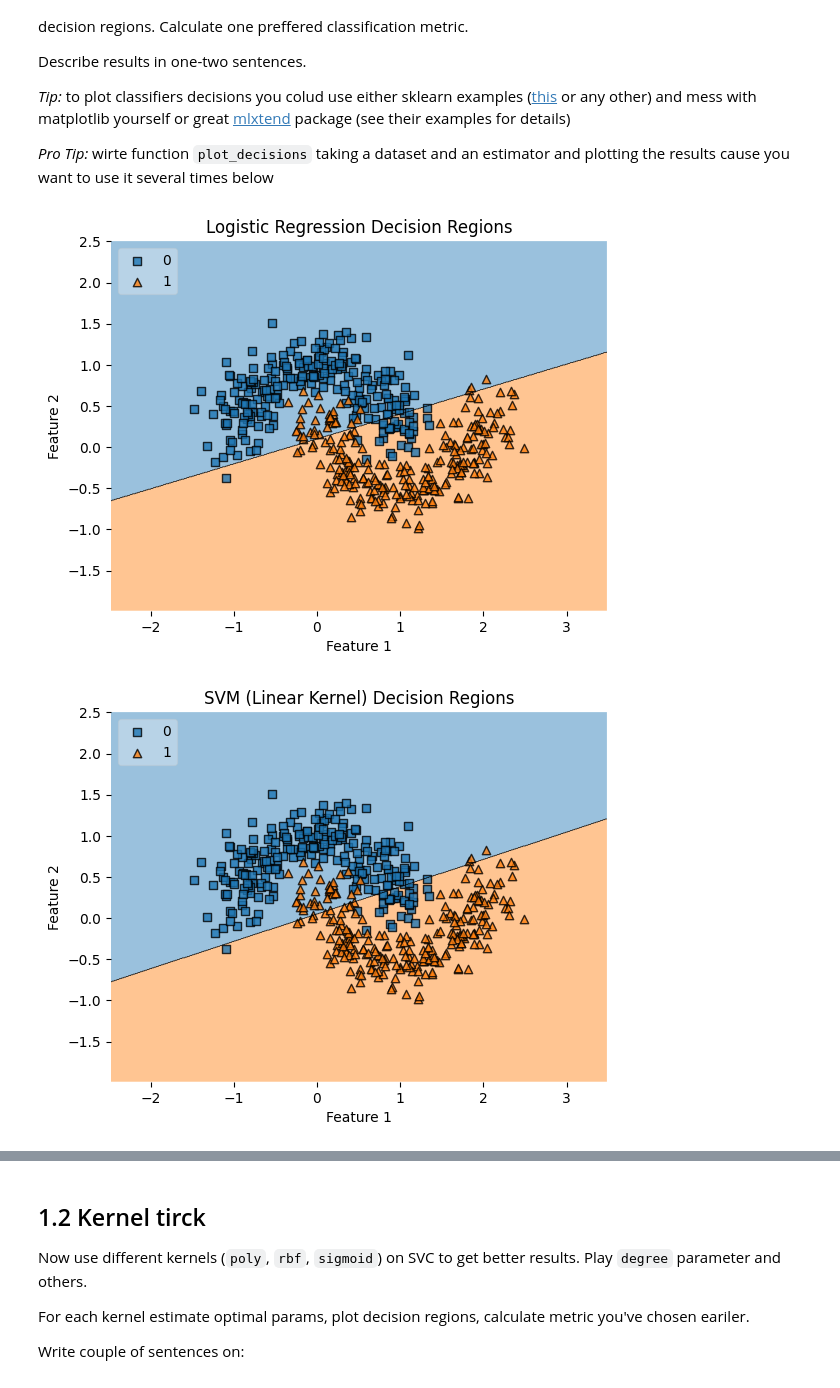
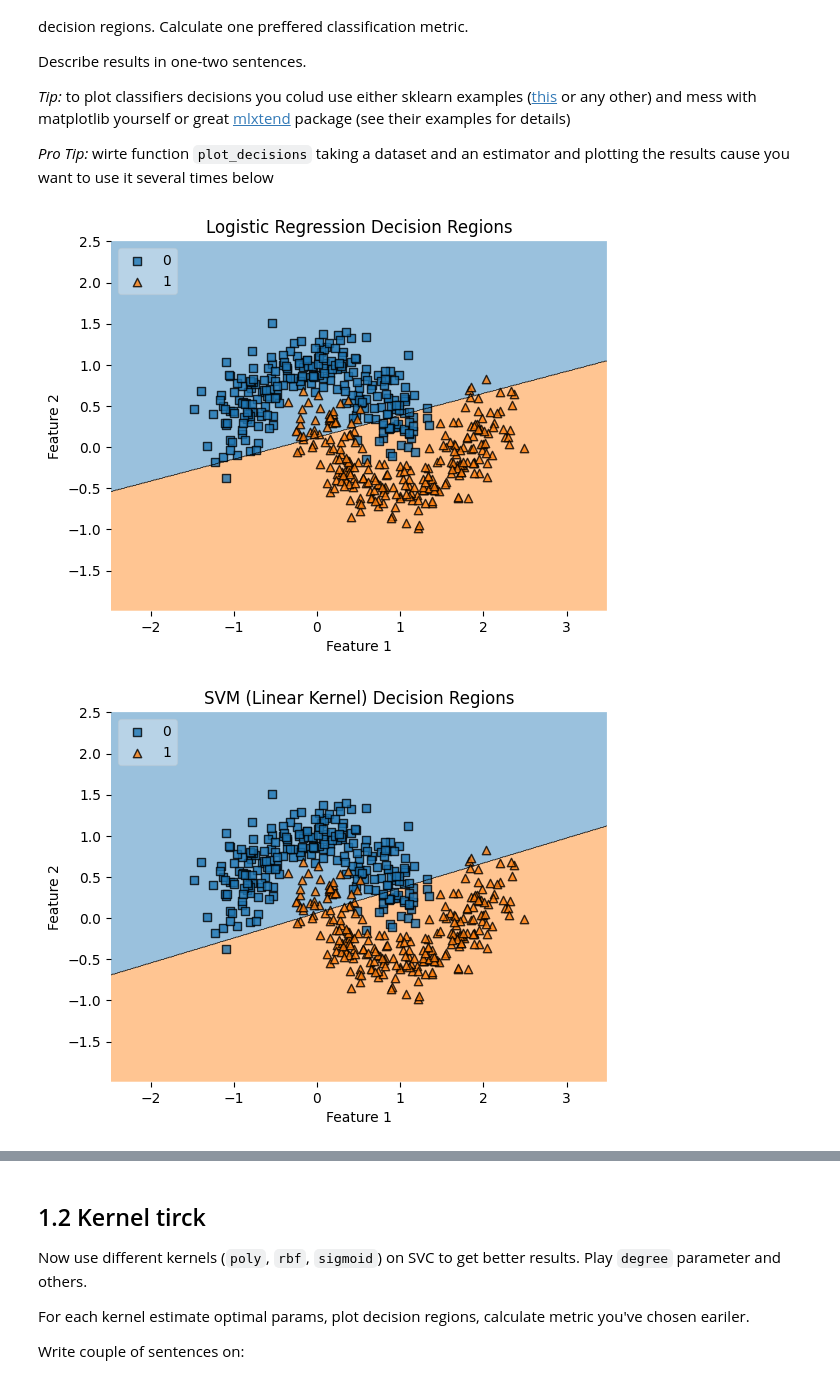
Before and after one commit to brayandm/master-machine-learning-homeworks, a Jupyter notebook: lab01_ml_pipeline/lab01_part3_svm_kernels.ipynb, the cells around one changed output, grey strips where cells are left out. Drawn from its saved outputs; the diff is of its cells as text; code cells hidden in the pictures.

```diff
--- a/lab01_ml_pipeline/lab01_part3_svm_kernels.ipynb
+++ b/lab01_ml_pipeline/lab01_part3_svm_kernels.ipynb
@@ -43,30 +43,30 @@ _Pro Tip:_ wirte function `plot_decisions` taking a dataset and an estimator and
 # %%
 import numpy as np
 import matplotlib.pyplot as plt
 from sklearn.linear_model import LogisticRegression
 from sklearn.svm import SVC
 from sklearn.model_selection import train_test_split
 from sklearn.metrics import accuracy_score
 from sklearn.datasets import make_classification
 from mlxtend.plotting import plot_decision_regions
 
 def plot_decisions(X, y, classifier, title='Classifier decision regions'):
     classifier.fit(X, y)
 
     plot_decision_regions(X, y, clf=classifier, legend=2)
     plt.title(title)
     plt.xlabel('Feature 1')
     plt.ylabel('Feature 2')
     plt.show()
 
-lr = LogisticRegression(random_state=42)
-svm = SVC(kernel='linear', random_state=42)
+lr = LogisticRegression(C = 100, penalty = 'l2', tol=0.0001, max_iter=1000, random_state=42)
+svm = SVC(kernel='linear', C=100, random_state=42)
 
 # Plot decision regions for LR
 plot_decisions(moons_points, moons_labels, lr, title='Logistic Regression Decision Regions')
 
 # Plot decision regions for SVM
 plot_decisions(moons_points, moons_labels, svm, title='SVM (Linear Kernel) Decision Regions')
 # %% [output]
-[figure, old version]
+[figure, new version]
-[figure, old version]
+[figure, new version]
```
Also changed, not shown: parts of 1 cell of this notebook.
